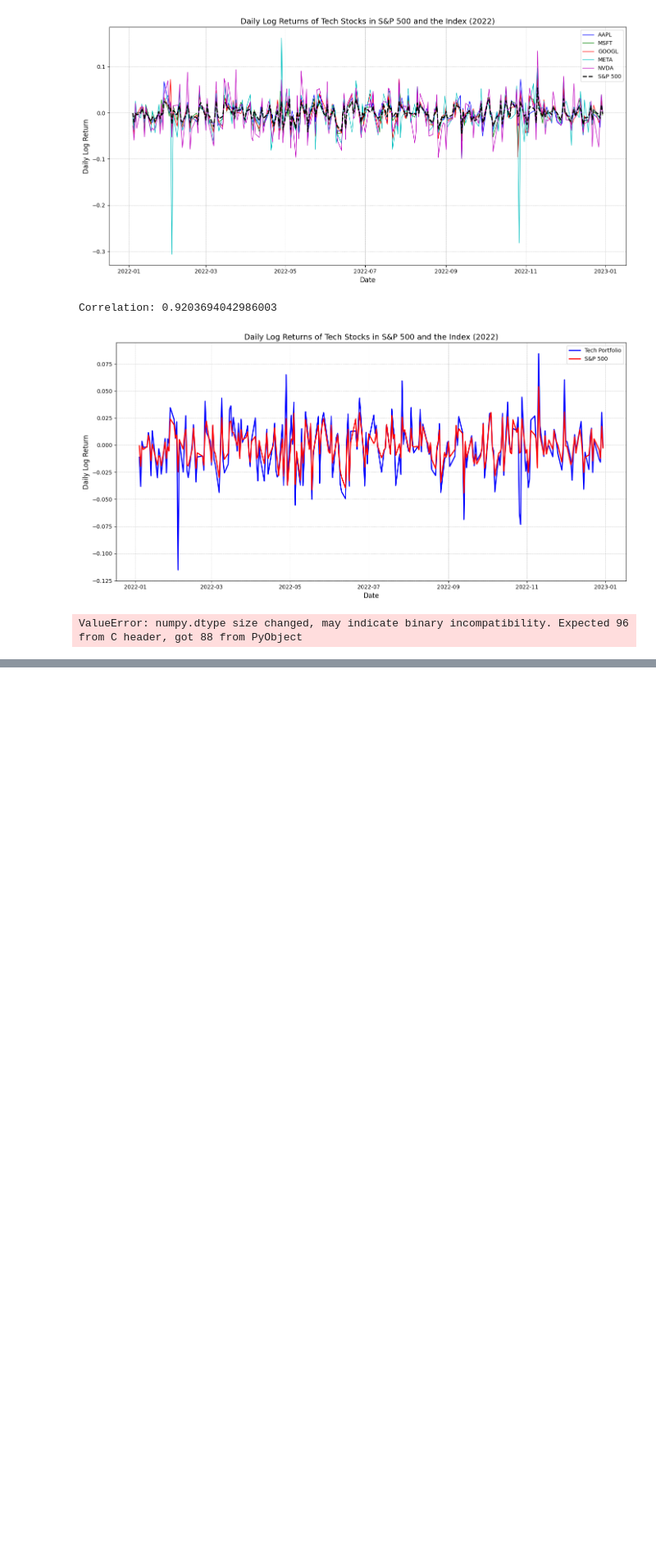
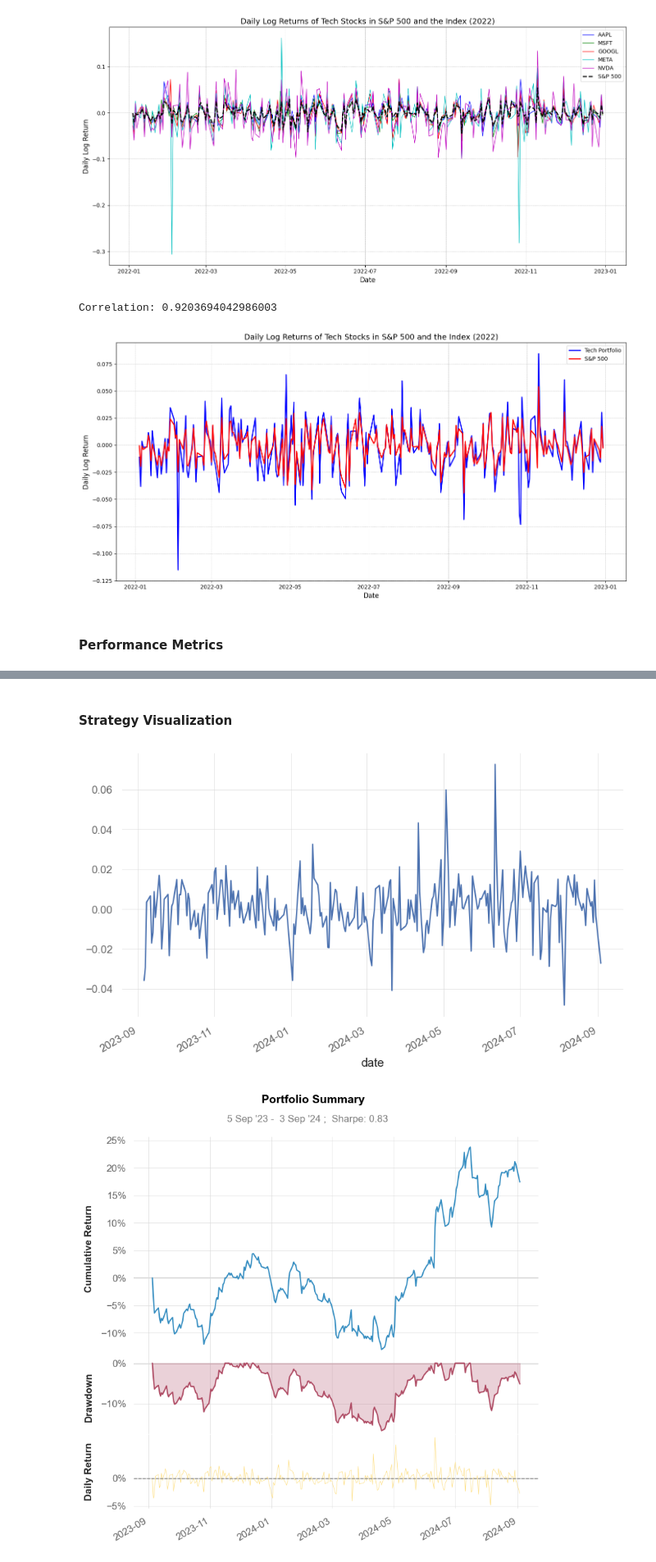
Before and after one commit to eklenks/Code, a Jupyter notebook: Master.ipynb, the cells around one changed output, grey strips where cells are left out. Shown at 82% size. Cells and saved outputs as stored; diff of their text form; code cells hidden in the pictures; blank space fills up the shorter version.

```diff
--- a/Master.ipynb
+++ b/Master.ipynb
@@ -56,26 +56,25 @@ plt.show()
 # %% [output]
 Correlation: 0.9203694042986003
 [figure]
-# %%
-import statsmodels.api as sm
-import pandas
-from patsy import dmatrices
-
-
-# Define the independent variable (portfolio) and the dependent variable (spx)
-X = data['Tech Portfolio']
-y = data['^GSPC']
-
-# Add a constant term to the independent variable
-X = sm.add_constant(X)
-
-# Create the linear model
-model = sm.OLS(y, X)
-
-# Fit the model to the data
-results = model.fit()
-
-# Print the summary of the model
-print(results.summary())
-# %% [output]
-ValueError: numpy.dtype size changed, may indicate binary incompatibility. Expected 96 from C header, got 88 from PyObject
+# %%
+from openbb import obb
+import quantstats as qs
+import pandas as pd
+# Login to OpenBB account
+obb.account.login(pat="eyJhbGciOiJIUzI1NiIsInR5cCI6IkpXVCJ9.eyJhdXRoX3Rva2VuIjoiMmU4N1AyUkFNclpDQWU0ZEg4SHVLakZQTk1taEpBbjhZSlBwU3V3TiIsImV4cCI6MTc1Njk1Njk5NX0.E4oihNkjoieEXO711MMf95-M2hgOpHQzYMFCYTAYA_M")
+
+# Fetch historical price data for AAPL
+aapl = obb.equity.price.historical("AAPL")
+aapl_df = aapl.to_dataframe()
+
+# Calculate daily returns
+aapl_returns = aapl_df["close"].pct_change().dropna()
+aapl_returns.index = pd.to_datetime(aapl_returns.index)
+
+# Plot the returns
+aapl_returns.plot()
+
+# Generate a full quantstats report
+qs.reports.basic(aapl_returns, mode="full")
+# %% [output]
+Performance Metrics
@@ -81,0 +98,3 @@ ValueError: numpy.dtype size changed, may indicate binary incompatibility. Expec
+Strategy Visualization
+[figure, added]
+[figure, added]
```
Also changed, not shown: parts of 3 cells of this notebook.
